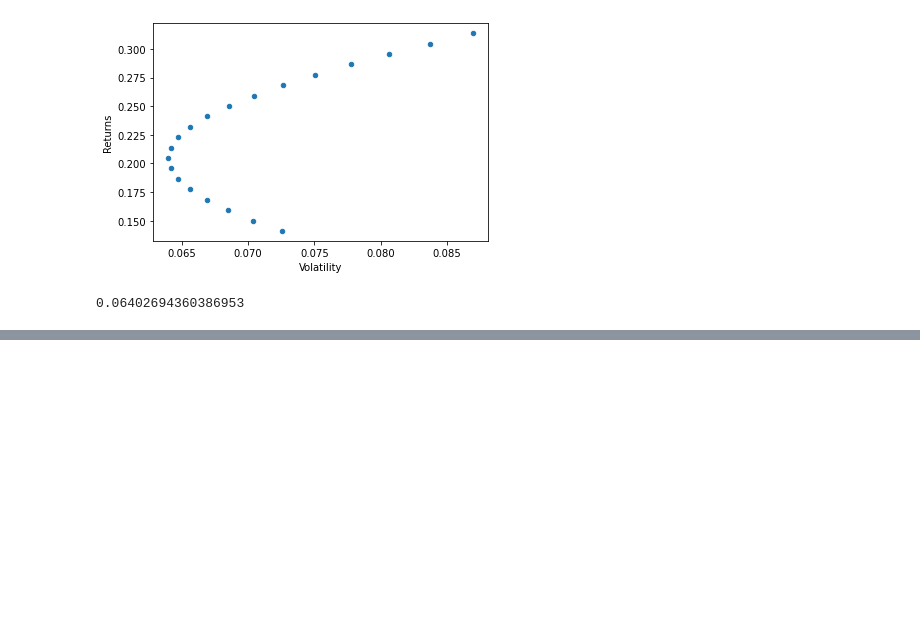
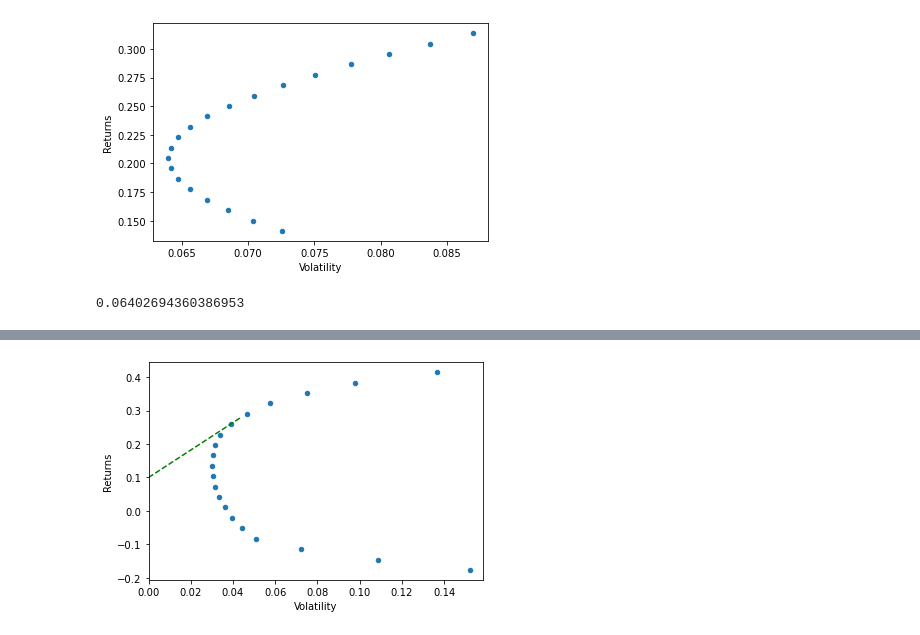
Before and after one commit to gurkaransahni99/Portfolio-Construction-And-Analysis, a Jupyter notebook: week2.ipynb, the cells around one changed output, grey strips where cells are left out. Drawn from its saved outputs; the diff is of its cells as text; code cells hidden in the pictures; blank space fills up the shorter version.

```diff
--- a/week2.ipynb
+++ b/week2.ipynb
@@ -219,0 +230,4 @@ erk.portfolio_vol(weight, cov.loc[l,l])
+# %%
+erk.plot_ef(20, er, cov, show_cml = True, risk_free_rate = 0.1)
+# %% [output]
+[figure, added]
```
Also changed, not shown: parts of 4 cells of this notebook, 2 other files.
